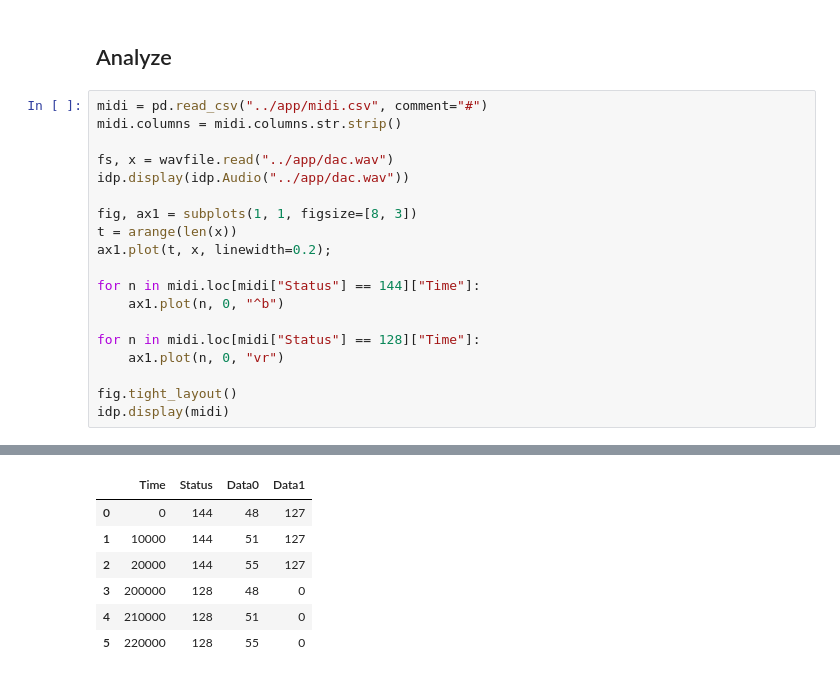
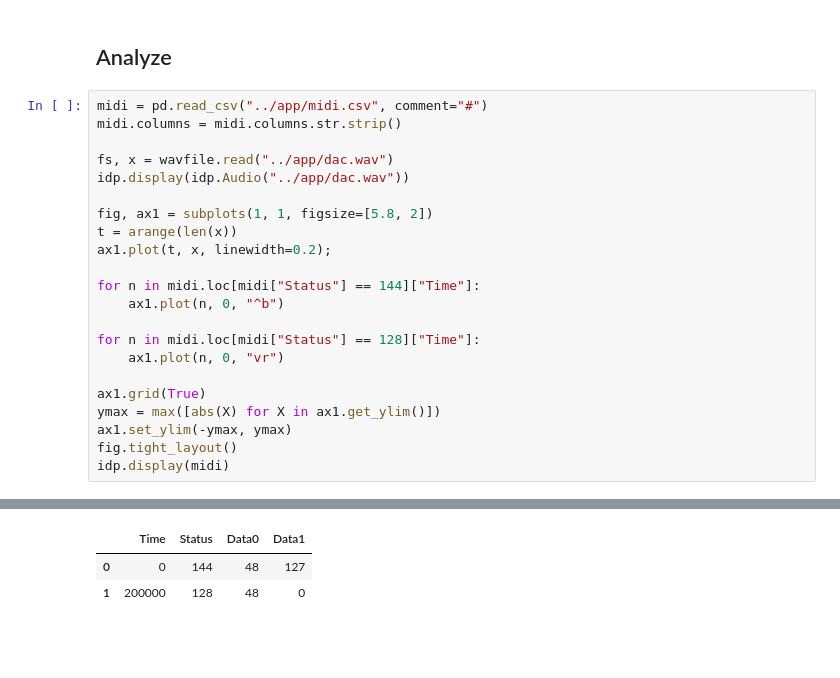
Before and after one commit to soerenbnoergaard/sbnsampler, a Jupyter notebook: notebooks/simulator.ipynb, the cells around one changed output, grey strips where cells are left out. Saved outputs shown, nothing was run; the diff lists cells and outputs as text; blank space fills up the shorter version.

```diff
--- a/notebooks/simulator.ipynb
+++ b/notebooks/simulator.ipynb
@@ -44,30 +45,29 @@ Simulation: 300000 samples
 # %%
 midi = pd.read_csv("../app/midi.csv", comment="#")
 midi.columns = midi.columns.str.strip()
 
 fs, x = wavfile.read("../app/dac.wav")
 idp.display(idp.Audio("../app/dac.wav"))
 
-fig, ax1 = subplots(1, 1, figsize=[8, 3])
+fig, ax1 = subplots(1, 1, figsize=[5.8, 2])
 t = arange(len(x))
 ax1.plot(t, x, linewidth=0.2);
 
 for n in midi.loc[midi["Status"] == 144]["Time"]:
     ax1.plot(n, 0, "^b")
 
 for n in midi.loc[midi["Status"] == 128]["Time"]:
     ax1.plot(n, 0, "vr")
 
+ax1.grid(True)
+ymax = max([abs(X) for X in ax1.get_ylim()])
+ax1.set_ylim(-ymax, ymax)
 fig.tight_layout()
 idp.display(midi)
 # %% [output]
 [interactive output not drawn]
 [interactive output not drawn]
 [interactive output not drawn]
 |  | Time | Status | Data0 | Data1 |
 | 0 | 0 | 144 | 48 | 127 |
-| 1 | 10000 | 144 | 51 | 127 |
-| 2 | 20000 | 144 | 55 | 127 |
-| 3 | 200000 | 128 | 48 | 0 |
-| 4 | 210000 | 128 | 51 | 0 |
-| 5 | 220000 | 128 | 55 | 0 |
+| 1 | 200000 | 128 | 48 | 0 |
```
Also changed, not shown: parts of 3 cells of this notebook, 10 other files.
